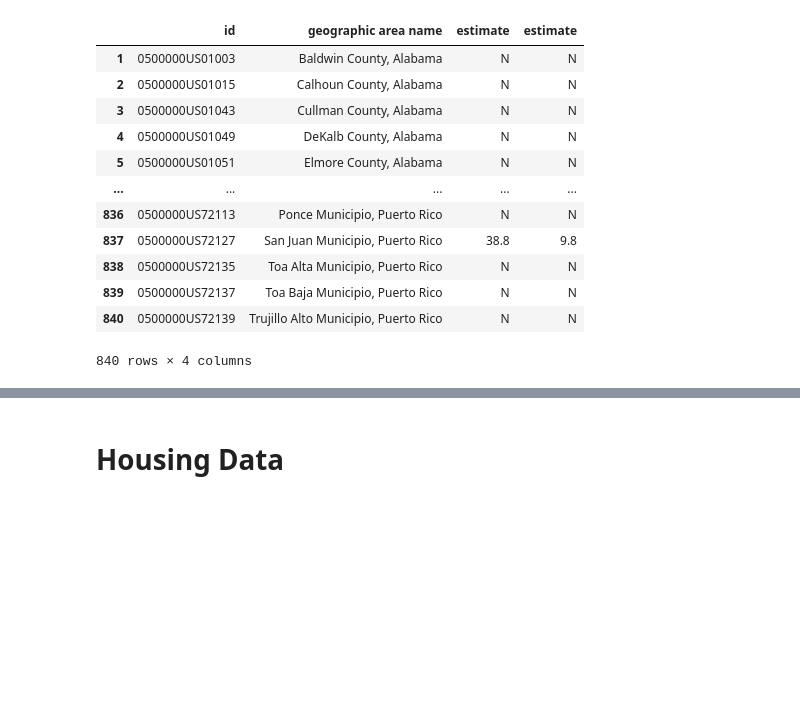
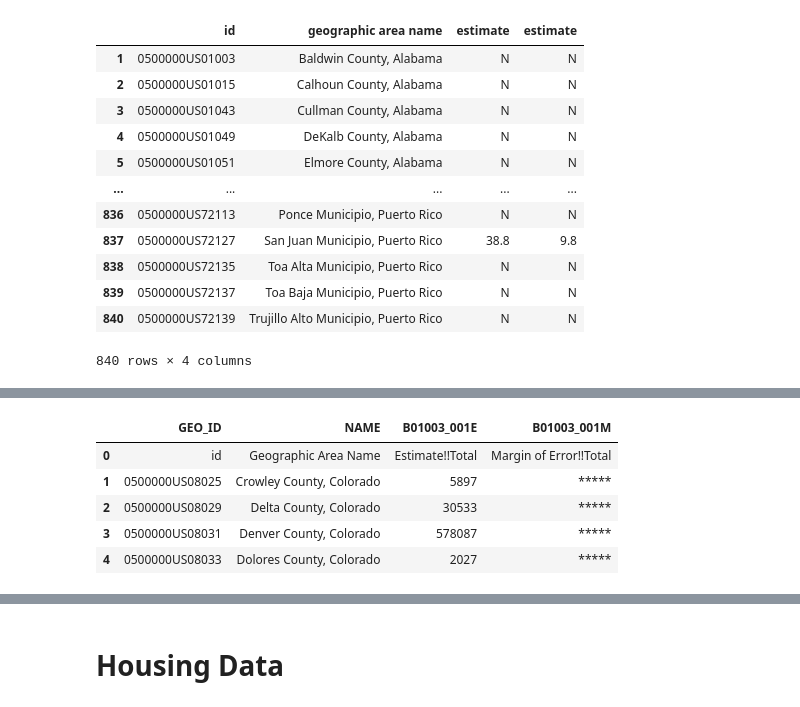
Before and after one commit to samaygarg/evprediction, a Jupyter notebook: cleaning/datacleaning_features.ipynb, the cells around one changed output, grey strips where cells are left out. Saved outputs shown, nothing was run; the diff lists cells and outputs as text; code cells hidden in the pictures; blank space fills up the shorter version.

```diff
--- a/cleaning/datacleaning_features.ipynb
+++ b/cleaning/datacleaning_features.ipynb
@@ -178,0 +203,9 @@ saveloc = build_saveloc('income')
+# %%
+data.head()
+# %% [output]
+|  | GEO_ID | NAME | B01003_001E | B01003_001M |
+| 0 | id | Geographic Area Name | Estimate!!Total | Margin of Error!!Total |
+| 1 | 0500000US08025 | Crowley County, Colorado | 5897 | ***** |
+| 2 | 0500000US08029 | Delta County, Colorado | 30533 | ***** |
+| 3 | 0500000US08031 | Denver County, Colorado | 578087 | ***** |
+| 4 | 0500000US08033 | Dolores County, Colorado | 2027 | ***** |
```
Also changed, not shown: parts of 12 cells of this notebook, 2 other files.
